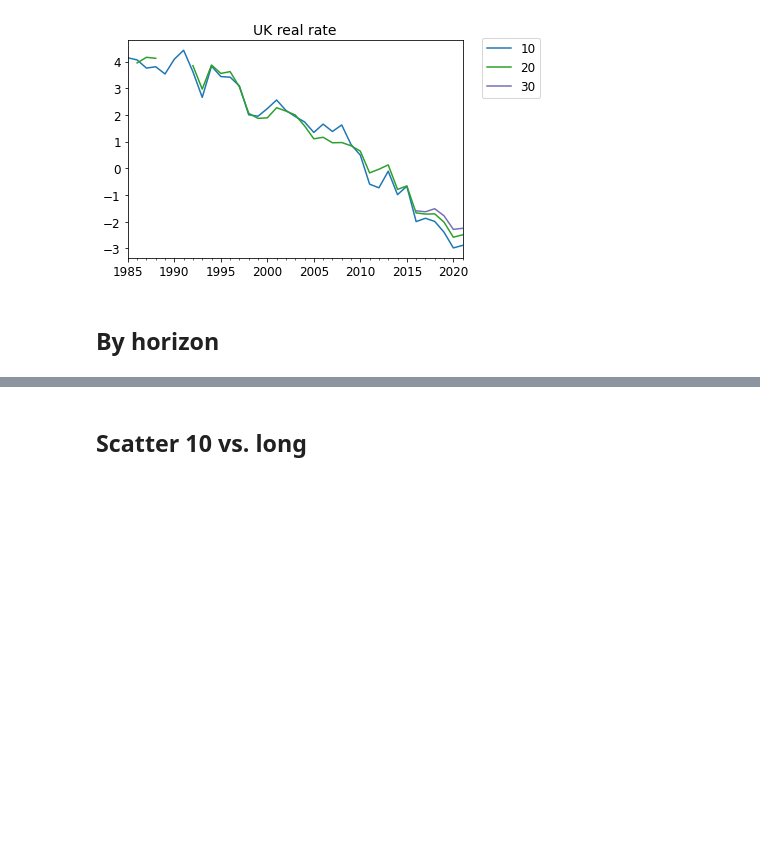
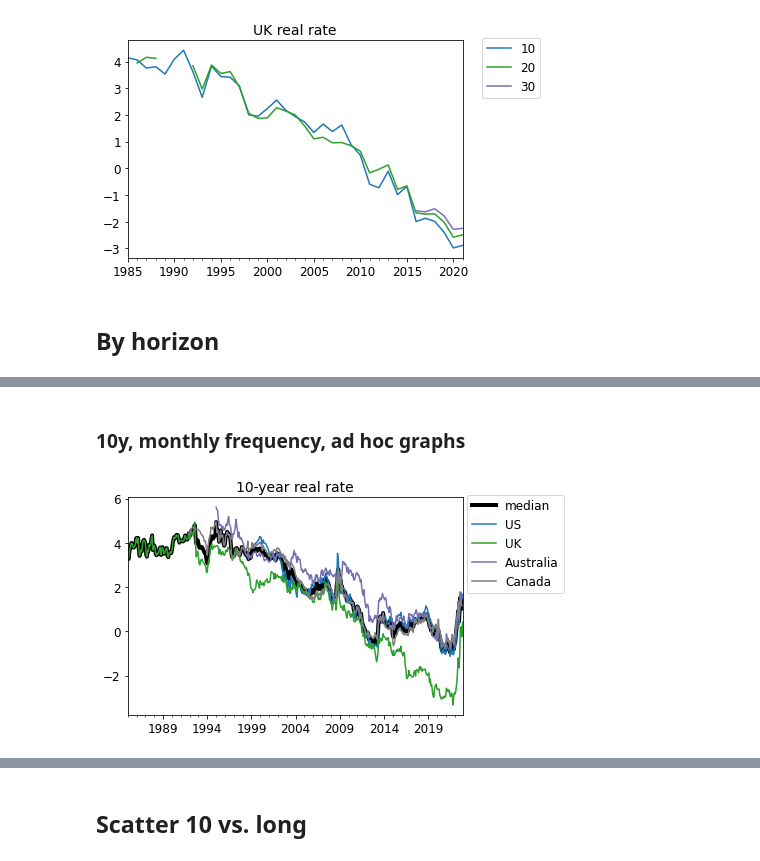
Before and after one commit to basilhalperin/agi_emh, a Jupyter notebook: main.ipynb, the cells around one changed output, grey strips where cells are left out. Saved outputs shown, nothing was run; the diff lists cells and outputs as text; code cells hidden in the pictures; blank space fills up the shorter version.

```diff
--- a/main.ipynb
+++ b/main.ipynb
@@ -262,0 +274,14 @@ for h in rs_by_horizon:
+# %% [markdown]
+### 10y, monthly frequency, ad hoc graphs
+# %%
+# 10y monthly
+df = daily_rs_by_horizon[10].resample('M').last()
+df = df[['US', 'UK', 'Australia', 'Canada']]
+
+plot_df(
+    df, title='10-year real rate',
+    plot_median=True, bbox_to_anchor=[1.32, 1.04],
+    save=SAVE, save_name=R_FIGS_SAVE_PATH+'r_by_horizon_10_monthly.png'
+)
+# %% [output]
+[figure, added]
```
Also changed, not shown: parts of 5 cells of this notebook.
